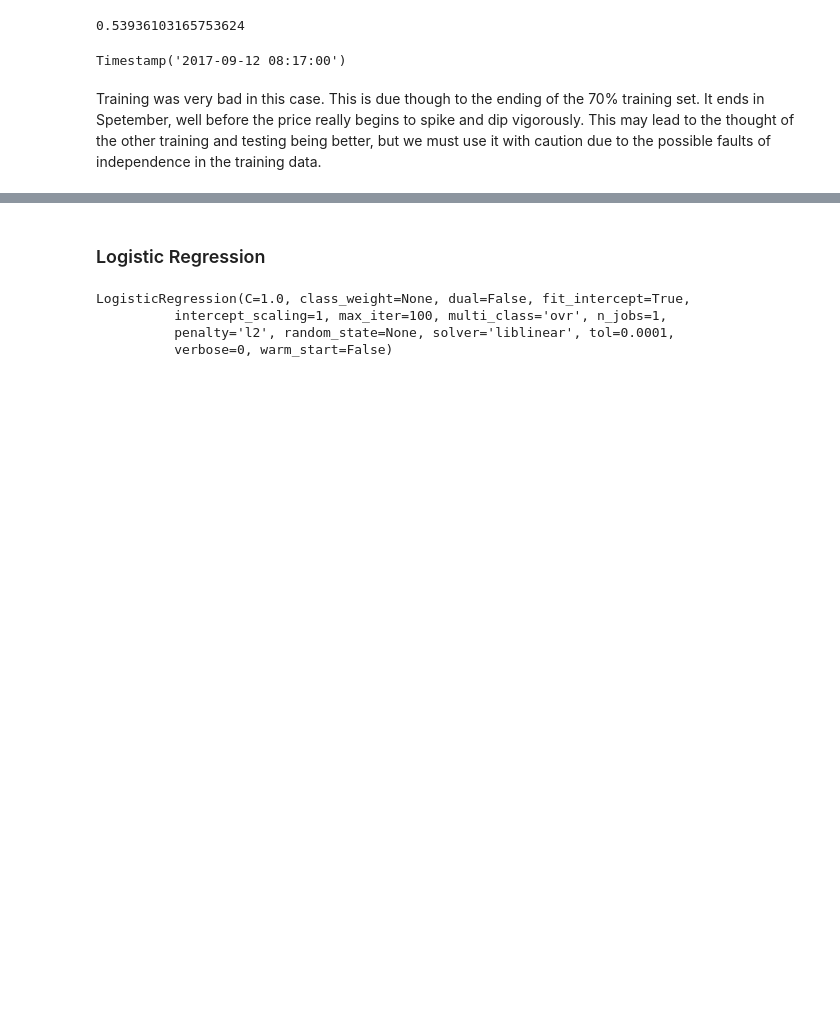
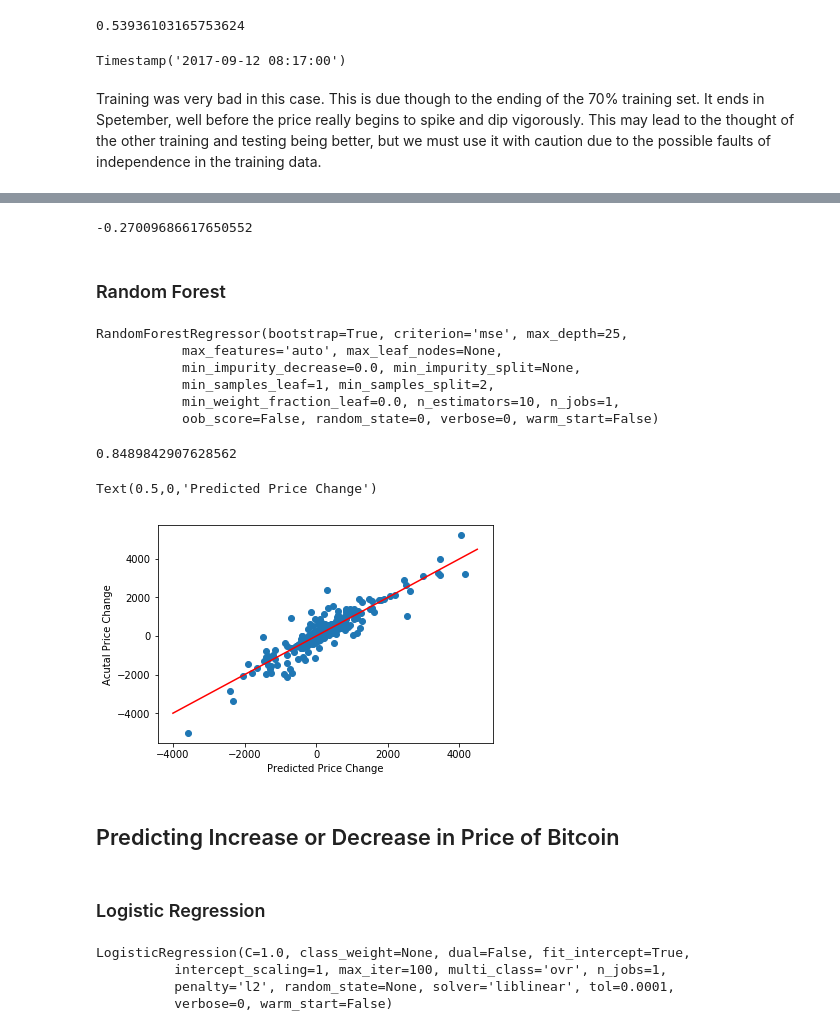
Before and after one commit to AugieDoebling/DigitalCurrencies-SeniorProject, a Jupyter notebook: TwitterDataCollection/ModelBuilding1.ipynb, the cells around one changed output, grey strips where cells are left out. Saved outputs shown, nothing was run; the diff lists cells and outputs as text; code cells hidden in the pictures; blank space fills up the shorter version.

```diff
--- a/TwitterDataCollection/ModelBuilding1.ipynb
+++ b/TwitterDataCollection/ModelBuilding1.ipynb
@@ -244,0 +291,4 @@ Training was very bad in this case.  This is due though to the ending of the 70%
+# %%
+n_net2 = MLPRegressor(solver='lbfgs', alpha=1e-5,hidden_layer_sizes=(512, 256, 128),
+                      random_state=1, verbose = True)
+n_net2.fit(x_train,y_train)
@@ -244,0 +307,4 @@ Training was very bad in this case.  This is due though to the ending of the 70%
+# %%
+n_net3 = MLPRegressor(solver='lbfgs', alpha=1e-5,hidden_layer_sizes=(5000,2500,1000,500,250,100,50),
+                      random_state=1, verbose = True)
+n_net3.fit(x_train,y_train)
@@ -245,3 +319,40 @@ Training was very bad in this case.  This is due though to the ending of the 70%
+# %%
+n_net3.score(x_test,y_test)
+# %% [output]
+-0.27009686617650552
+# %% [markdown]
+### Random Forest
+# %%
+from sklearn.ensemble import RandomForestRegressor
+
+rf_reg = RandomForestRegressor(max_depth=25, random_state=0)
+rf_reg.fit(x_train,y_train)
+# %% [output]
+RandomForestRegressor(bootstrap=True, criterion='mse', max_depth=25,
+           max_features='auto', max_leaf_nodes=None,
+           min_impurity_decrease=0.0, min_impurity_split=None,
+           min_samples_leaf=1, min_samples_split=2,
+           min_weight_fraction_leaf=0.0, n_estimators=10, n_jobs=1,
+           oob_score=False, random_state=0, verbose=0, warm_start=False)
+# %%
+rf_reg.score(x_test,y_test)
+# %% [output]
+0.8489842907628562
+# %%
+np.random.seed(5)
+x = np.arange(-4000, 4500)
+y = x
+
+y_pred = rf_reg.predict(x_test)
+plt.plot(y_pred,y_test,'o')
+plt.plot(x, y, color = 'red')
+plt.ylabel('Acutal Price Change')
+plt.xlabel('Predicted Price Change')
+# %% [output]
+Text(0.5,0,'Predicted Price Change')
+[figure, added]
+# %% [markdown]
+## Predicting Increase or Decrease in Price of Bitcoin
 # %% [markdown]
 ### Logistic Regression
 # %%
```
Also changed, not shown: parts of 25 cells of this notebook.
